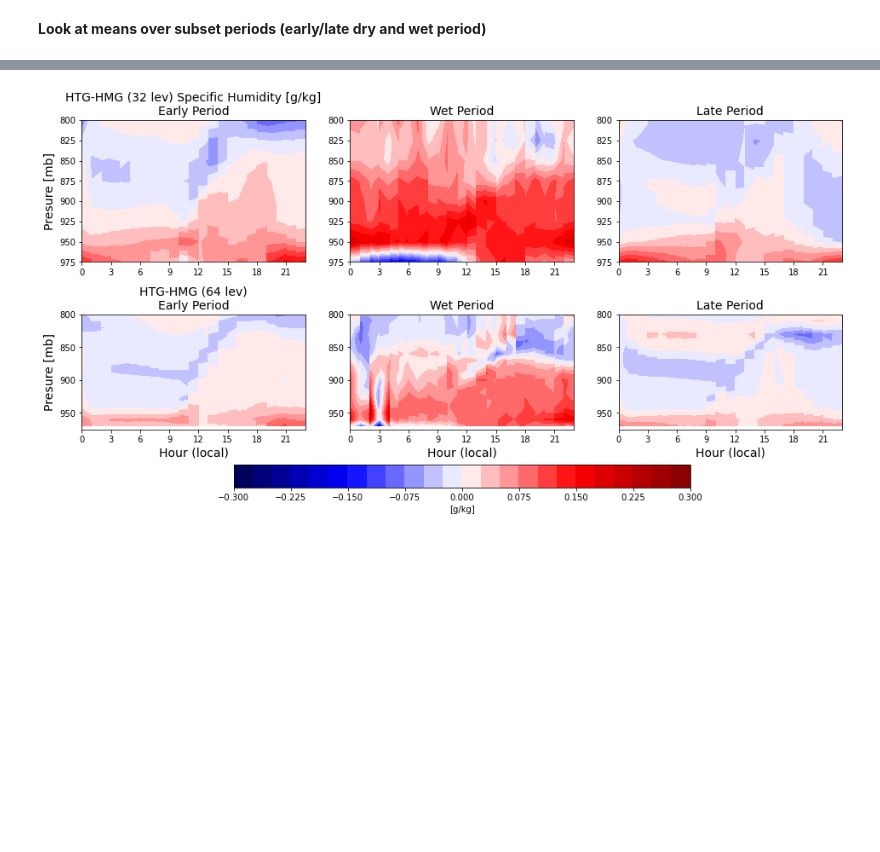
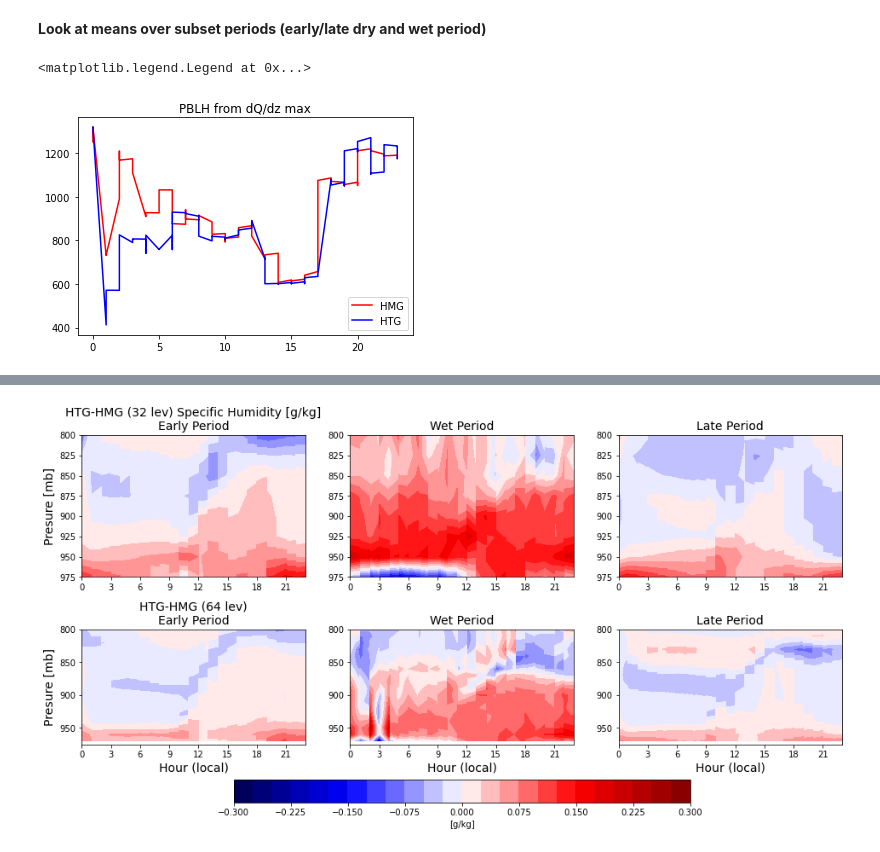
Before and after one commit to megandevlan/CLASP-CESM2_analysis, a Jupyter notebook: SCAM_CLUBBimpacts.ipynb, the cells around one changed output, grey strips where cells are left out. Saved outputs shown, nothing was run; the diff lists cells and outputs as text; code cells hidden in the pictures; blank space fills up the shorter version.

Commit message:
Periodic update

```diff
--- a/SCAM_CLUBBimpacts.ipynb
+++ b/SCAM_CLUBBimpacts.ipynb
@@ -1364,3 +1754,6 @@ axs[5].set_xlim([6,18])
 [figure]
 # %% [markdown]
 **Look at means over subset periods (early/late dry and wet period)**
+# %%
+# Pick out a day to get times right
+timeSel     = np.where((timesHMG_32local.day==4))[0]
@@ -1366,0 +1765,8 @@ axs[5].set_xlim([6,18])
+# %%
+plt.plot(timesHMG_32local[timeSel].hour, earlyPeriod_DQDZhmg64,'r')
+plt.plot(timesHMG_32local[timeSel].hour, earlyPeriod_DQDZhtg64, 'b')
+plt.title('PBLH from dQ/dz max')
+plt.legend(['HMG','HTG'])
+# %% [output]
+<matplotlib.legend.Legend at 0x...>
+[figure, added]
```
Also changed, not shown: parts of 37 cells of this notebook, 3 other files.
